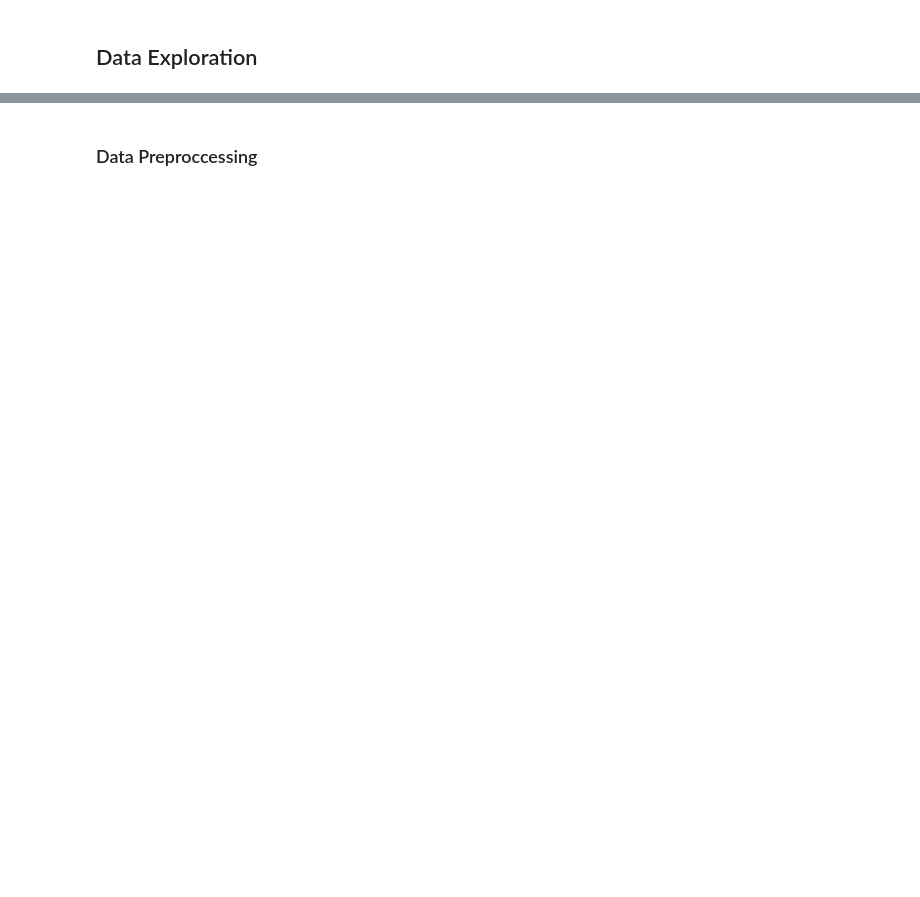
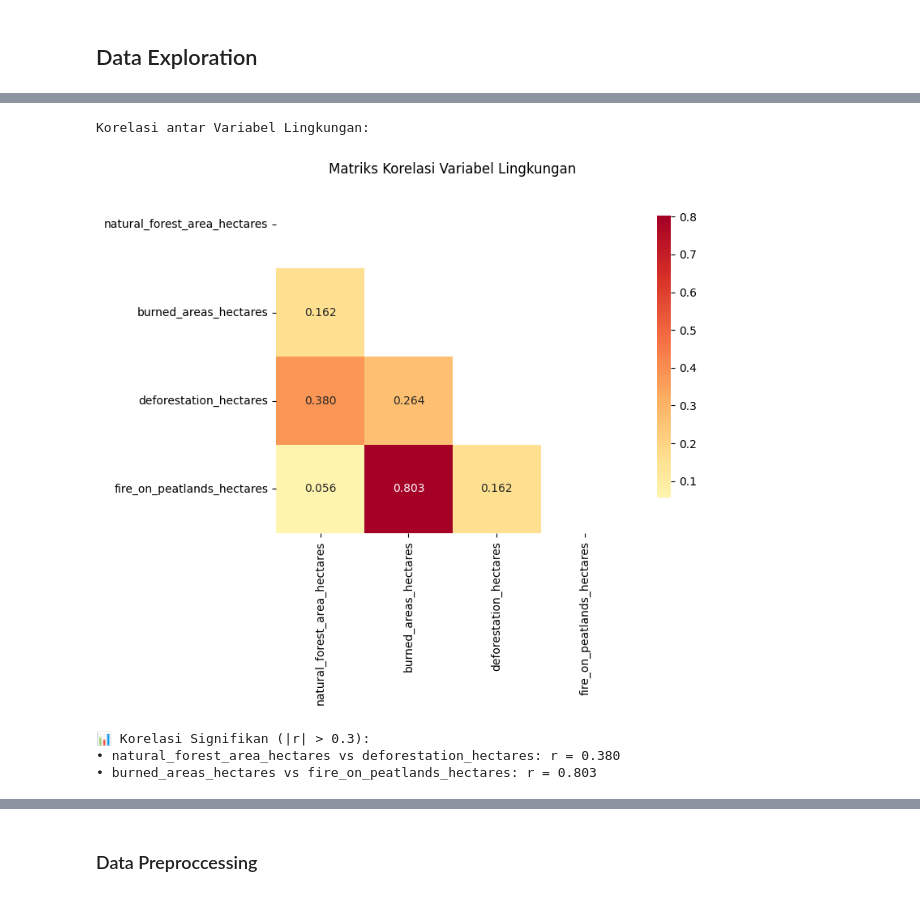
Before and after one commit to bintangfikrif/Unnamed-Final_Project, a Jupyter notebook: notebooks/main.ipynb, the cells around one changed output, grey strips where cells are left out. Saved outputs shown, nothing was run; the diff lists cells and outputs as text; code cells hidden in the pictures; blank space fills up the shorter version.

```diff
--- a/notebooks/main.ipynb
+++ b/notebooks/main.ipynb
@@ -688,0 +579,28 @@ dtype: float64
+# %%
+    # Korelasi antar variabel numerik
+    print(f"\nKorelasi antar Variabel Lingkungan:")
+
+    corr_vars = [COL_FOREST_AREA, COL_BURNED, COL_DEFORESTATION, COL_FIRE_PEATLANDS]
+    correlation_matrix = df[corr_vars].corr()
+
+    plt.figure(figsize=(9, 7))
+    mask = np.triu(np.ones_like(correlation_matrix, dtype=bool))
+    sns.heatmap(correlation_matrix, mask=mask, annot=True, cmap='RdYlBu_r',
+                center=0, square=True, fmt='.3f', cbar_kws={"shrink": .8})
+    plt.title('Matriks Korelasi Variabel Lingkungan')
+    plt.tight_layout()
+    plt.show()
+
+    # Print korelasi yang signifikan
+    print(f"\n📊 Korelasi Signifikan (|r| > 0.3):")
+    for i in range(len(corr_vars)):
+        for j in range(i+1, len(corr_vars)):
+            corr_val = correlation_matrix.iloc[i, j]
+            if abs(corr_val) > 0.3:
+                print(f"• {corr_vars[i]} vs {corr_vars[j]}: r = {corr_val:.3f}")
+# %% [output]
+Korelasi antar Variabel Lingkungan:
+[figure, added]
+📊 Korelasi Signifikan (|r| > 0.3):
+• natural_forest_area_hectares vs deforestation_hectares: r = 0.380
+• burned_areas_hectares vs fire_on_peatlands_hectares: r = 0.803
```
Also changed, not shown: parts of 23 cells of this notebook.
